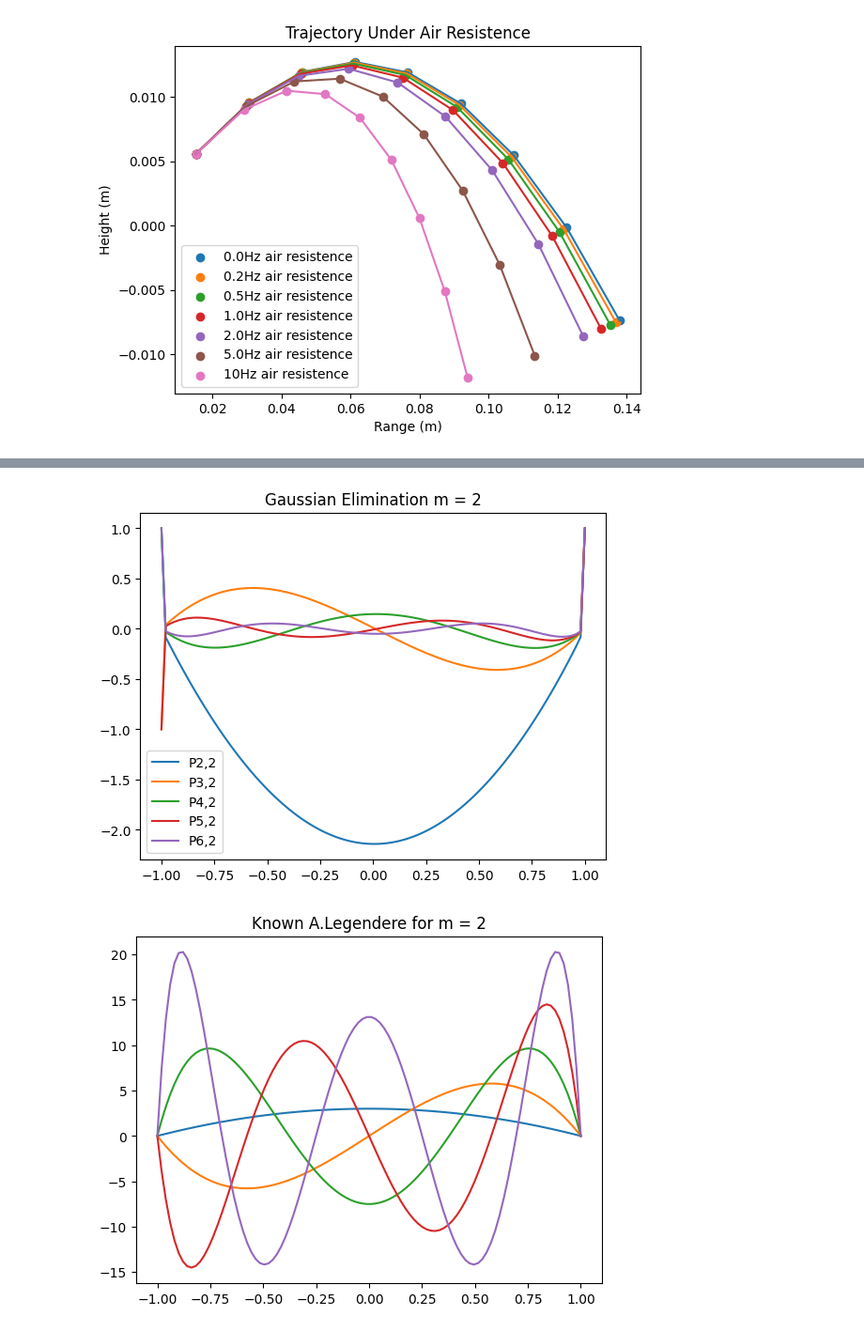
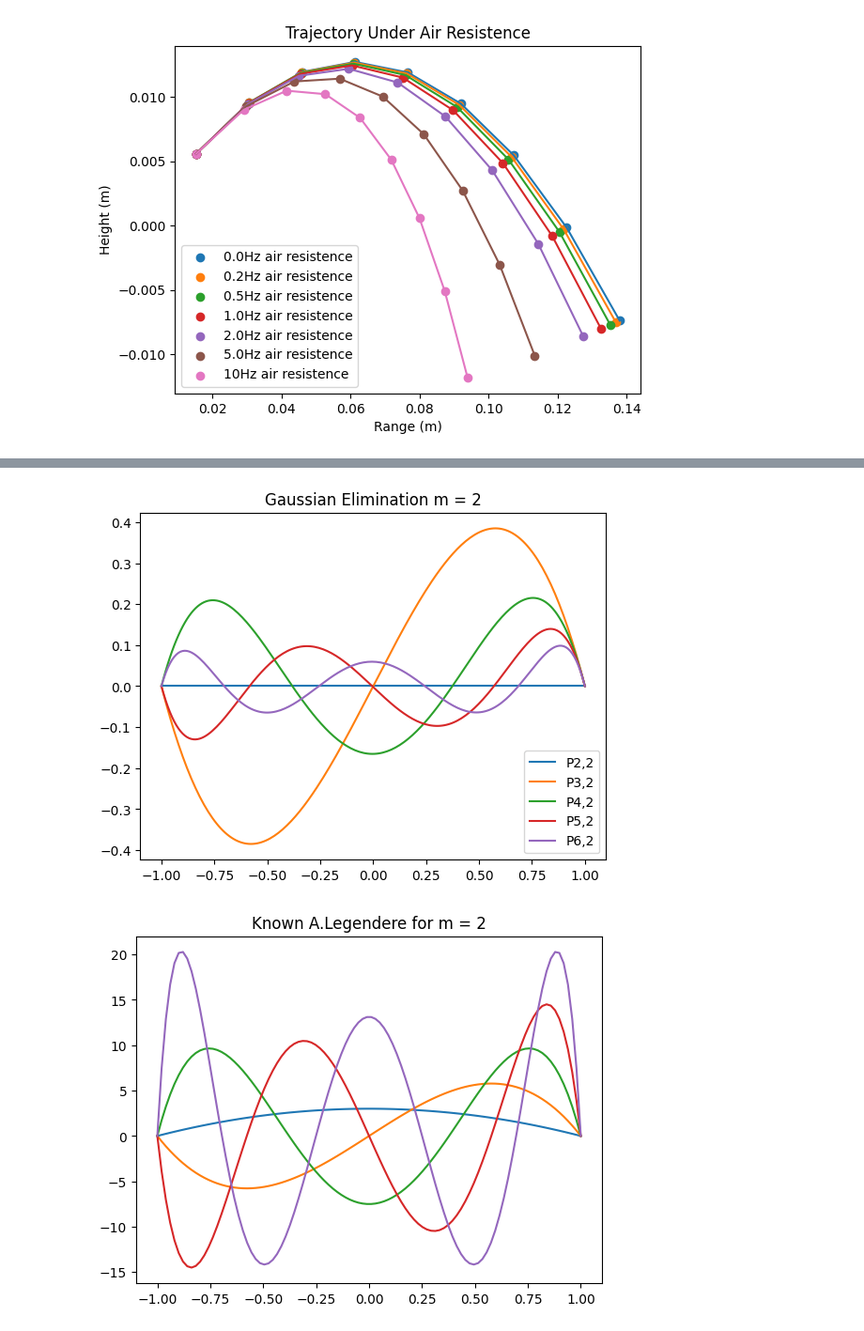
Before and after one commit to PeterK-UWP/Computational_Python, a Jupyter notebook: exams/midterm_1.ipynb, the cells around one changed output, grey strips where cells are left out. Shown at 94% size. Drawn from its saved outputs; the diff is of its cells as text; code cells hidden in the pictures.

```diff
--- a/exams/prime_numbers.ipynb
+++ b/exams/midterm_1.ipynb
@@ -91,6 +91,7 @@ if __name__ == '__main__':
         #plt.plot(n, prime_time_list[1])
     plt.xlabel(f'Primes up to {n[-1]}')
     plt.ylabel(f'Computation Time (ms)')
+    plt.title("Recursive Approach")
     plt.show()
 
     for i in n:
@@ -107,6 +108,7 @@ if __name__ == '__main__':
         #plt.plot(n, prime_time_list[1])
     plt.xlabel(f'Primes up to {n[-1]}')
     plt.ylabel(f'Computation Time (ms)')
+    plt.title("Boolean Approach")
     plt.show()
 # %% [output]
 totaltime0.0
@@ -283,7 +322,7 @@ def echelon_triangularization(matrix, vector):
     return tri_mat
 
 
-def back_substitution(triangular_matrix, fixed=None): # method to back sub not instated x_vals gives array of zeros
+def back_substitution(triangular_matrix, fixed=None):
     term = len(triangular_matrix)
     x_val = np.zeros(term)
     x_val[term-1] = triangular_matrix[term - 1][term]/triangular_matrix[term - 1][term - 1]
@@ -293,27 +332,27 @@ def back_substitution(triangular_matrix, fixed=None): # method to back sub not i
             if i == term - 1:
                 x_val[term - 1] = fixed[i]
 
-    for i in range(term-2, -1, -1):
+    for j in range(term-2, -1, -1):
         s = 0
-        for j in range(i+1, term):
-            s += triangular_matrix[i][j] * x_val[j]
-        s = triangular_matrix[i][term] - s
+        for k in range(j+1, term):
+            s += triangular_matrix[j][k] * x_val[k]
+        s = triangular_matrix[j][term] - s
 
-        s /= triangular_matrix[i][i]
-        x_val[i] = s
+        s /= triangular_matrix[j][j]
+        x_val[j] = s
 
         if fixed != None:
-            for j in fixed:
-                if j == i:
-                    x_val[i] = fixed[j]
+            for i in fixed:
+                if i == j:
+                    x_val[j] = fixed[i]
     print(f'x_vals{x_val}')
     return x_val
 
 
 def gaussian_elimination(matrix, vector, fixed=None):
     upper_echelon_matrix = echelon_triangularization(matrix, vector)
-    print(f'mat={upper_echelon_matrix}')
-    return back_substitution(upper_echelon_matrix, fixed) # fixed is not None
+    #print(f'mat={upper_echelon_matrix}')
+    return back_substitution(upper_echelon_matrix, fixed) # fixed is not None, it is bc in general_linear_solver
 
 
 def general_linear_solver(start_bound, end_bound, N, coef1, coef2, coef3, bc):
@@ -338,9 +377,9 @@ def general_linear_solver(start_bound, end_bound, N, coef1, coef2, coef3, bc):
     return x_array, y_array
 
 
-def associated_legendre(n, m):
+def associated_legendre(n, m, a0):
     epsillon = 1e-9
-    pts = 100
+    pts = 200
     bc = {pts - 1: 1.0}
     if n % 2 == 0:
         bc.update({0:1.0})
@@ -353,11 +392,23 @@ def associated_legendre(n, m):
     px = lambda x: 1 - x**2
     qx = lambda x: -2*x
     rx = lambda x: (n*(n + 1) - m**2/(1 - x**2))
-    x_values, y_values = general_linear_solver(starting_bound, ending_bound, pts, px, qx, rx, bc)
-    return x_values, y_values
+
+    if m != 0:
+        px = lambda x: (1 - x**2)
+        qx = lambda x: (-2*x)*(m + 1)
+        rx = lambda x: (n*(n + 1) - m*(m+1))
+
+
+    x_values_of_v, y_values_of_v = general_linear_solver(starting_bound, ending_bound, pts, px, qx, rx, bc)
+    y_values_of_y = a0*(1 - x**2)**(m/2)*y_values_of_v
+    x_values_of_y = x_values_of_v
+    #    return x_values, y_values
+    return x_values_of_y, y_values_of_y
 
 
 if __name__ == '__main__':
+    # arbitrary coefficient
+    a0 = 1
     #gaussian test n values
     n = [1, 2, 3, 4, 5, 6]
     # plot known polynomials on domain: x = [-1, 1]
@@ -365,7 +416,7 @@ if __name__ == '__main__':
 
     # gaussian
     for i in n:
-        x, y = associated_legendre(i, 0)
+        x, y = associated_legendre(i, 0, a0)
         plt.plot(x, y, label=f'P{i},{0}')
     plt.title('Gaussian Elimination m = 0')
     plt.legend()
@@ -395,7 +446,7 @@ if __name__ == '__main__':
 
     # gaussian
     for i in n:
-        x, y = associated_legendre(i, 1)
+        x, y = associated_legendre(i, 1, a0)
         plt.plot(x, y, label=f'P{i},{1}')
     plt.title('Gaussian Elimination m = 1')
     plt.legend()
@@ -426,7 +477,7 @@ if __name__ == '__main__':
     m = [2, 3, 4, 5, 6]
     # gaussian
     for i in m:
-        x, y = associated_legendre(i, 2)
+        x, y = associated_legendre(i, 2, a0)
         plt.plot(x, y, label=f'P{i},{2}')
     plt.title('Gaussian Elimination m = 2')
     plt.legend()
@@ -512,2 +563,2 @@ mat=[[-8.16243300e+05  4.04040423e-02  0.00000000e+00 ...  0.00000000e+00
-[figure, old version]
+[figure, new version]
 [figure]
```
Also changed, not shown: parts of 3 cells of this notebook.
